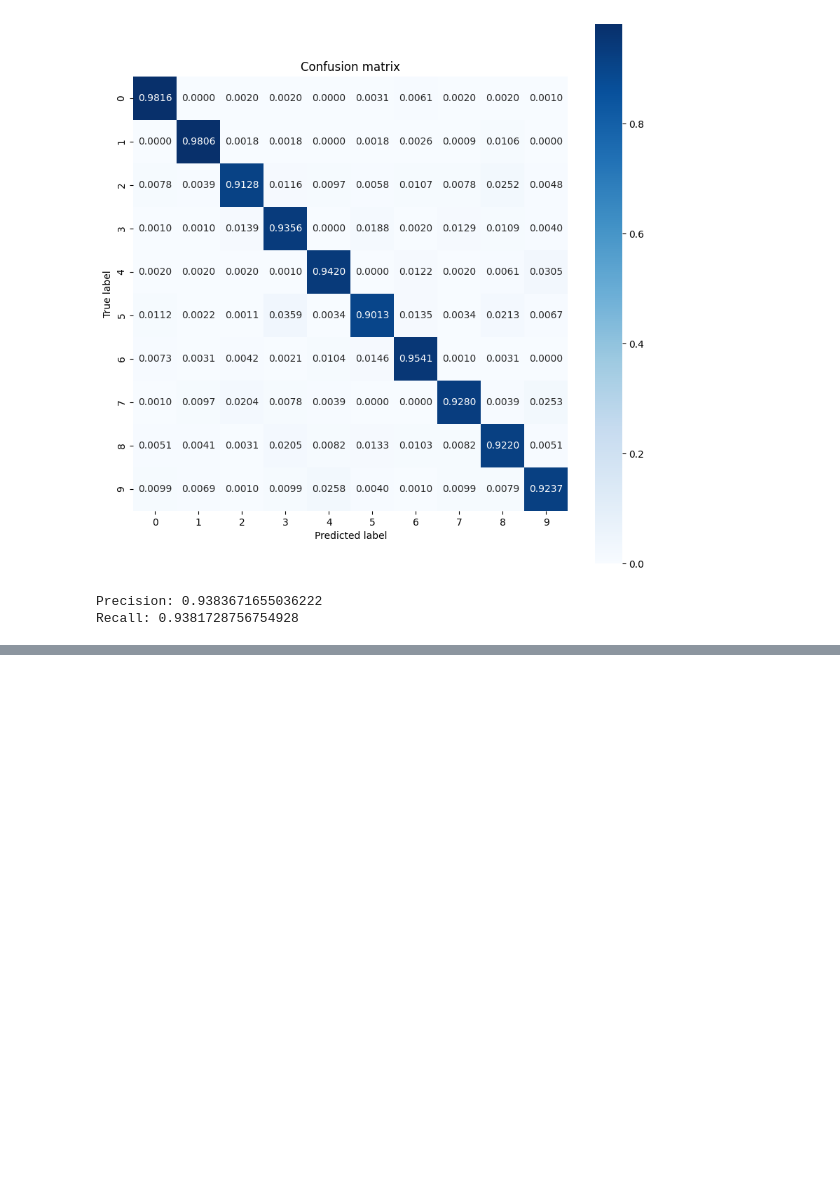
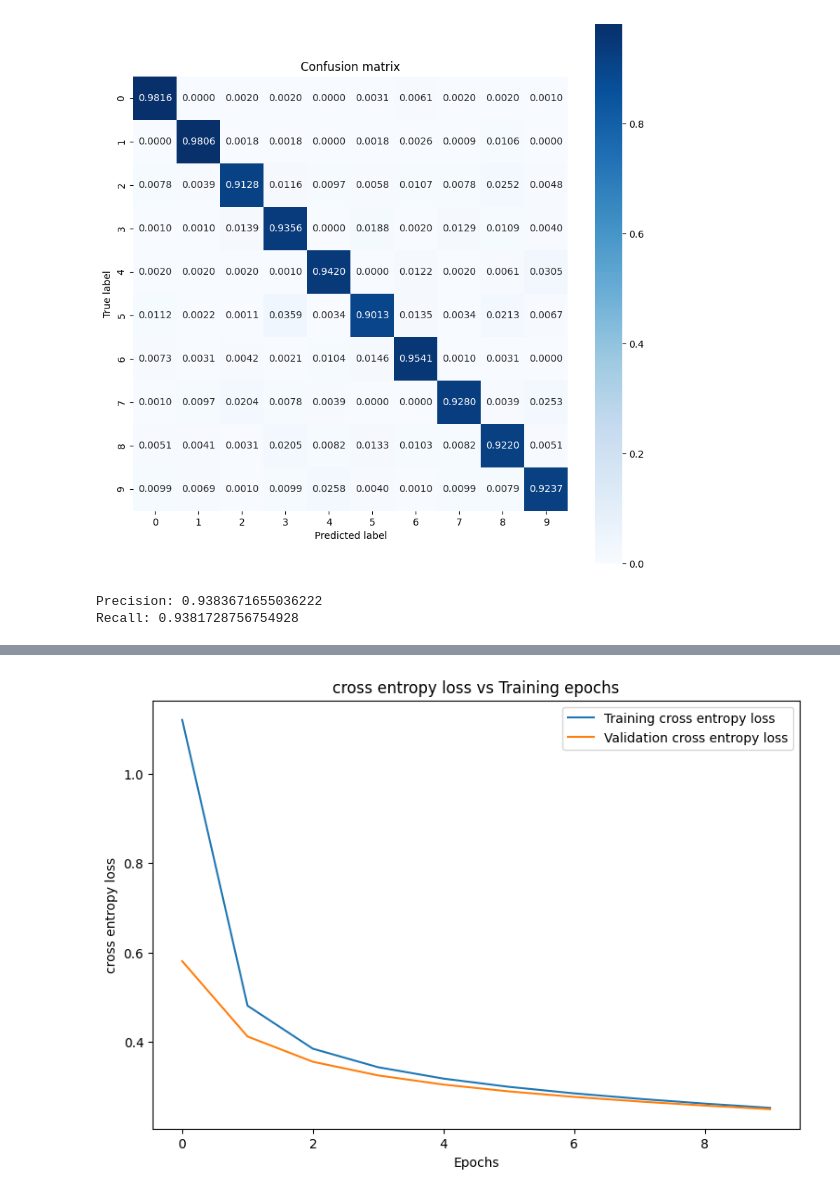
Before and after one commit to ianzin30/mnist-mlp, a Jupyter notebook: BBMP.ipynb, the cells around one changed output, grey strips where cells are left out. Drawn from its saved outputs; the diff is of its cells as text; code cells hidden in the pictures; blank space fills up the shorter version.

```diff
--- a/BBMP.ipynb
+++ b/BBMP.ipynb
@@ -438,0 +461,4 @@ Recall: 0.9381728756754928
+# %%
+train_losses, train_accs, val_losses, val_accs = train_model(mlp_model, train_data, val_data,
+                                                             loss=cross_entropy_loss, acc=accuracy,
+                                                             optimizer=GradientDescent(), epochs=10)
@@ -438,0 +483,4 @@ Recall: 0.9381728756754928
+# %%
+plot_metrics(train_losses, val_losses, "cross entropy loss")
+# %% [output]
+[figure, added]
```
Also changed, not shown: parts of 85 cells of this notebook.
